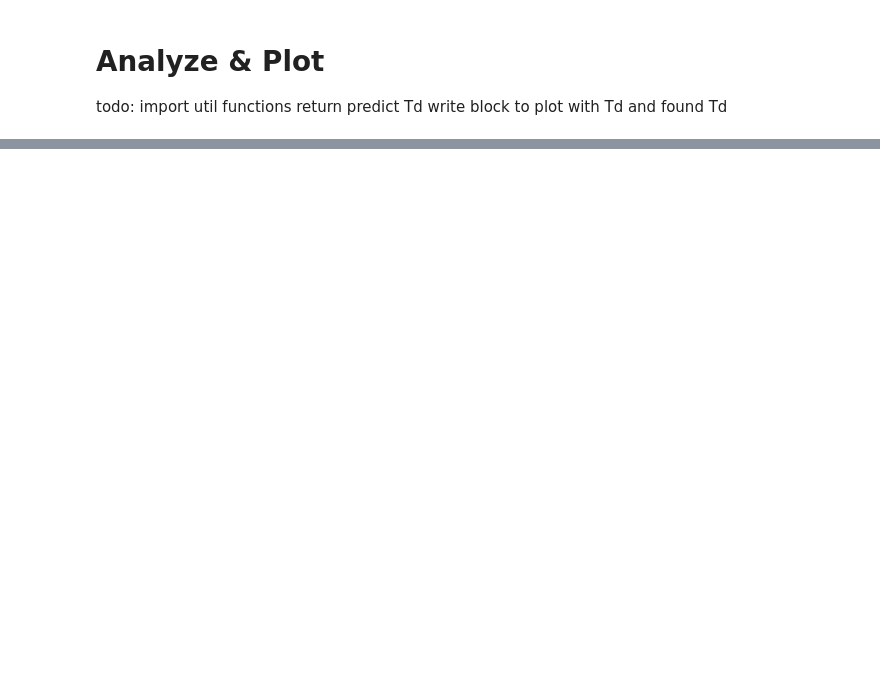
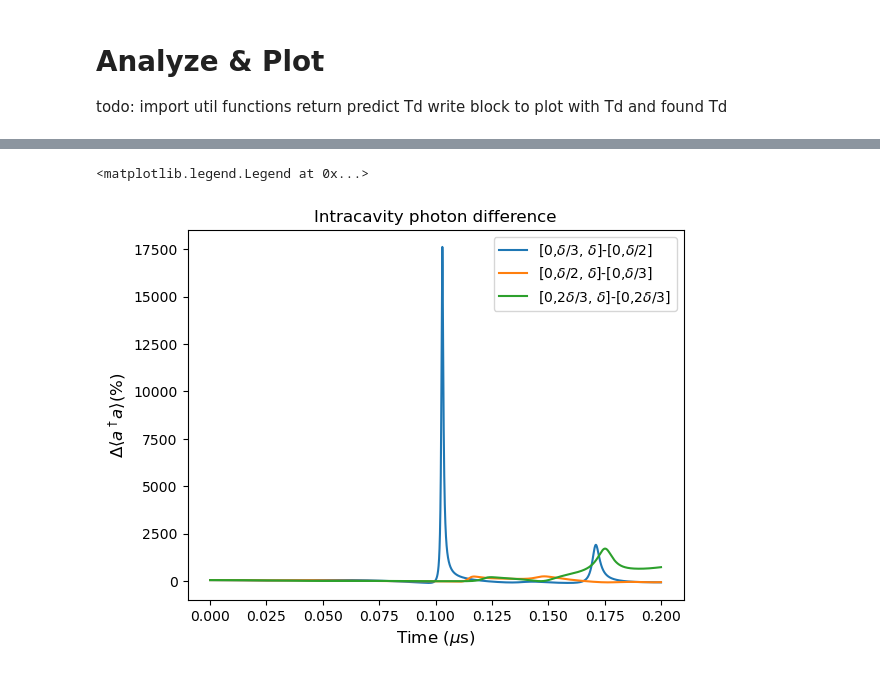
Before and after one commit to VodkaSin/Cuda_C_spin_sync, a Jupyter notebook: CUDA_code/cuda_run-fixed-head (1).ipynb, the cells around one changed output, grey strips where cells are left out. Saved outputs shown, nothing was run; the diff lists cells and outputs as text; code cells hidden in the pictures; blank space fills up the shorter version.

```diff
--- a/CUDA_code/cuda_run-fixed-head (1).ipynb
+++ b/CUDA_code/cuda_run-fixed-head (1).ipynb
@@ -153,3 +259,18 @@ for i in range(np.size(handle_list)):
+# %%
+# More code on diff photons
+ada_03 = (results[3][3]-results[1][3])/results[1][3]*100
+ada_13 = (results[5][3]-results[4][3])/results[4][3]*100
+ada_23 = (results[7][3]-results[6][3])/results[6][3]*100
+plt.plot(results[0][0], ada_13, label=r"[0,$\delta/3$, $\delta$]-[0,$\delta/2$]")
+plt.plot(results[0][0], ada_03, label=r"[0,$\delta/2$, $\delta$]-[0,$\delta/3$]")
+plt.plot(results[0][0], ada_23, label=r"[0,$2\delta/3$, $\delta$]-[0,$2\delta/3$]")
+plt.title("Intracavity photon difference", fontsize=12)
+plt.xlabel(r"Time ($\mu$s)", fontsize=12)
+plt.ylabel(r"$\Delta\langle a^\dagger a\rangle (\%)$", fontsize=12)
+plt.legend()
+# %% [output]
+<matplotlib.legend.Legend at 0x...>
+[figure, added]
 # %%
 #############################################################
 # Line plots for inversion and coherence
```
Also changed, not shown: parts of 4 cells of this notebook.
